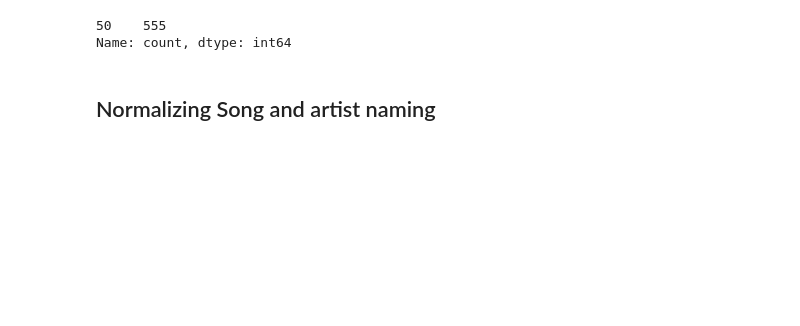
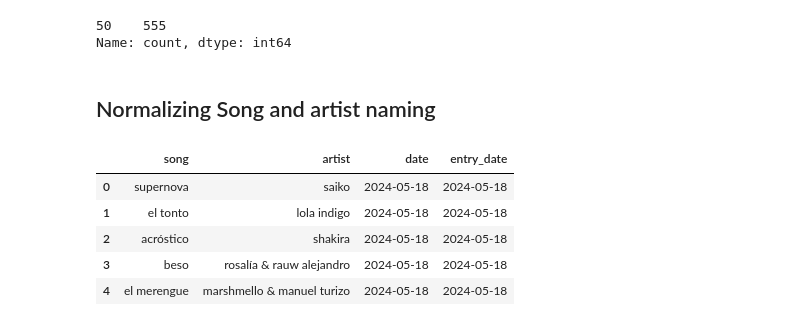
Before and after one commit to ruhaanizm/spaintopfifty, a Jupyter notebook: eda.ipynb, the cells around one changed output. Saved outputs shown, nothing was run; the diff lists cells and outputs as text; code cells hidden in the pictures; blank space fills up the shorter version.

```diff
--- a/eda.ipynb
+++ b/eda.ipynb
@@ -103,0 +114,9 @@ df['artist'] = df['artist'].str.strip().str.lower()
+# %%
+df[['song', 'artist', 'date', 'entry_date']].head()
+# %% [output]
+|  | song | artist | date | entry_date |
+| 0 | supernova | saiko | 2024-05-18 | 2024-05-18 |
+| 1 | el tonto | lola indigo | 2024-05-18 | 2024-05-18 |
+| 2 | acróstico | shakira | 2024-05-18 | 2024-05-18 |
+| 3 | beso | rosalía & rauw alejandro | 2024-05-18 | 2024-05-18 |
+| 4 | el merengue | marshmello & manuel turizo | 2024-05-18 | 2024-05-18 |
```
Also changed, not shown: parts of 16 cells of this notebook, 5 other files.
